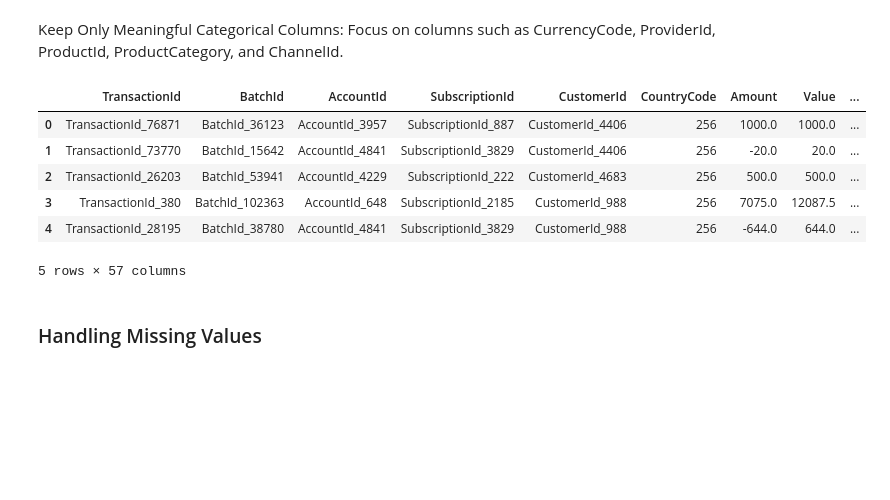
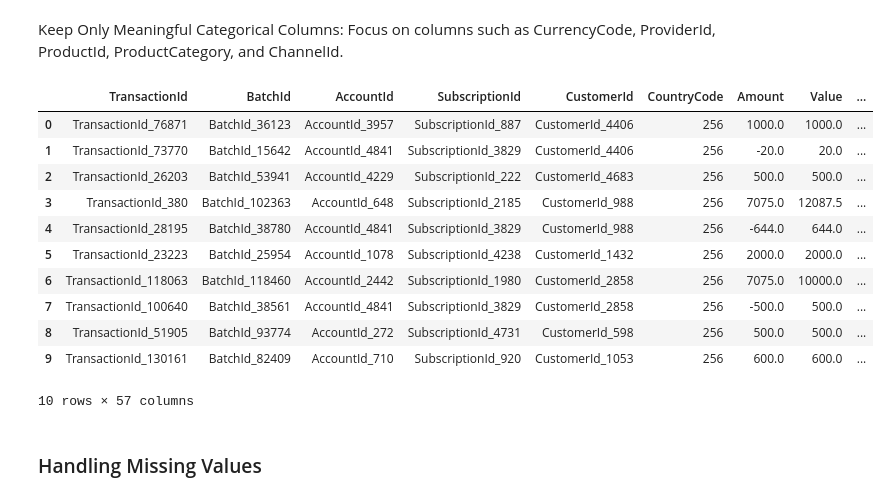
Before and after one commit to GuleWako/Credit-Risk-Analysis, a Jupyter notebook: notebooks/creditRiskAnalysis.ipynb, the cells around one changed output. Drawn from its saved outputs; the diff is of its cells as text; code cells hidden in the pictures; blank space fills up the shorter version.

```diff
--- a/notebooks/creditRiskAnalysis.ipynb
+++ b/notebooks/creditRiskAnalysis.ipynb
@@ -400,24 +421,29 @@ Keep Only Meaningful Categorical Columns: Focus on columns such as CurrencyCode,
 # %%
 from sklearn.preprocessing import OneHotEncoder
 
 # Define the categorical columns you want to encode
 categorical_columns = ['CurrencyCode', 'ProviderId', 'ProductId', 'ProductCategory','ChannelId']
 encoder = OneHotEncoder(sparse_output=False, drop='first')
 encoded_data = encoder.fit_transform(new_dataframe[categorical_columns])
 encoded_new_dataframe = pd.DataFrame(encoded_data, columns=encoder.get_feature_names_out(categorical_columns))
 new_dataframe_encoded = pd.concat([new_dataframe.reset_index(drop=True), encoded_new_dataframe], axis=1)
 new_dataframe_encoded.drop(columns=categorical_columns, inplace=True)
 
 # Print the final DataFrame after encoding
-new_dataframe_encoded.head()
+new_dataframe_encoded.head(10)
 # %% [output]
 |  | TransactionId | BatchId | AccountId | SubscriptionId | CustomerId | CountryCode | Amount | Value | ... |
 | 0 | TransactionId_76871 | BatchId_36123 | AccountId_3957 | SubscriptionId_887 | CustomerId_4406 | 256 | 1000.0 | 1000.0 | ... |
 | 1 | TransactionId_73770 | BatchId_15642 | AccountId_4841 | SubscriptionId_3829 | CustomerId_4406 | 256 | -20.0 | 20.0 | ... |
 | 2 | TransactionId_26203 | BatchId_53941 | AccountId_4229 | SubscriptionId_222 | CustomerId_4683 | 256 | 500.0 | 500.0 | ... |
 | 3 | TransactionId_380 | BatchId_102363 | AccountId_648 | SubscriptionId_2185 | CustomerId_988 | 256 | 7075.0 | 12087.5 | ... |
 | 4 | TransactionId_28195 | BatchId_38780 | AccountId_4841 | SubscriptionId_3829 | CustomerId_988 | 256 | -644.0 | 644.0 | ... |
+| 5 | TransactionId_23223 | BatchId_25954 | AccountId_1078 | SubscriptionId_4238 | CustomerId_1432 | 256 | 2000.0 | 2000.0 | ... |
+| 6 | TransactionId_118063 | BatchId_118460 | AccountId_2442 | SubscriptionId_1980 | CustomerId_2858 | 256 | 7075.0 | 10000.0 | ... |
+| 7 | TransactionId_100640 | BatchId_38561 | AccountId_4841 | SubscriptionId_3829 | CustomerId_2858 | 256 | -500.0 | 500.0 | ... |
+| 8 | TransactionId_51905 | BatchId_93774 | AccountId_272 | SubscriptionId_4731 | CustomerId_598 | 256 | 500.0 | 500.0 | ... |
+| 9 | TransactionId_130161 | BatchId_82409 | AccountId_710 | SubscriptionId_920 | CustomerId_1053 | 256 | 600.0 | 600.0 | ... |
-5 rows × 57 columns
+10 rows × 57 columns
 # %% [markdown]
 ### Handling Missing Values
 # %% [markdown]
```
Also changed, not shown: parts of 10 cells of this notebook, 1 other file.
